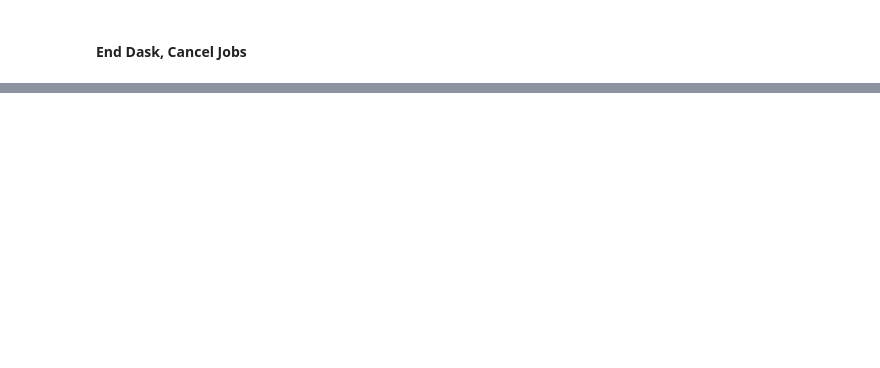
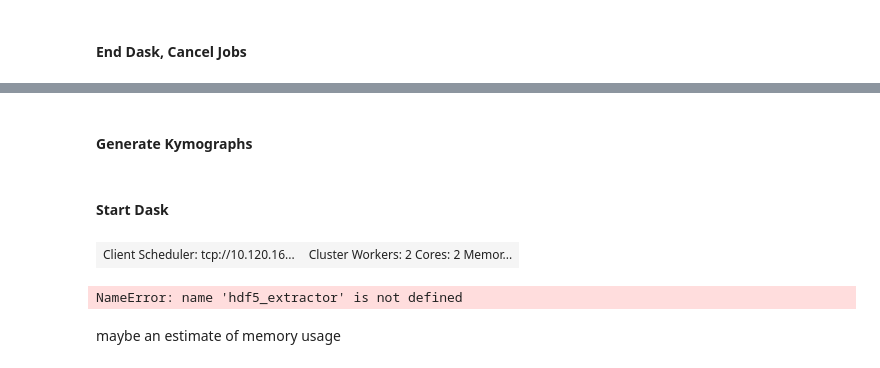
Before and after one commit to paulssonlab/TrenchRipper, a Jupyter notebook: Cluster_Notebook.ipynb, the cells around one changed output, grey strips where cells are left out. Drawn from its saved outputs; the diff is of its cells as text; code cells hidden in the pictures; blank space fills up the shorter version.

```diff
--- a/Cluster_Notebook.ipynb
+++ b/Cluster_Notebook.ipynb
@@ -90,0 +36,12 @@ KeyError: '31631781'
+# %% [markdown]
+#### Generate Kymographs
+# %% [markdown]
+#### Start Dask
+# %%
+kymo_controller = tr.cluster.dask_controller(walltime='04:00:00',local=False,n_workers=40,memory='4GB')
+kymo_controller.startdask()
+kymo_controller.daskcluster.start_workers()
+# %%
+kymo_controller.daskclient
+# %% [output]
+| Client Scheduler: tcp://10.120.16... | Cluster Workers: 2 Cores: 2 Memor... |
@@ -90,0 +56,4 @@ KeyError: '31631781'
+# %%
+hdf5_extractor.metadata['channels'] ##these names should match my convention
+# %% [output]
+NameError: name 'hdf5_extractor' is not defined
@@ -90,0 +64,2 @@ KeyError: '31631781'
+# %% [markdown]
+maybe an estimate of memory usage
```
Also changed, not shown: parts of 66 cells of this notebook, 7 other files.
